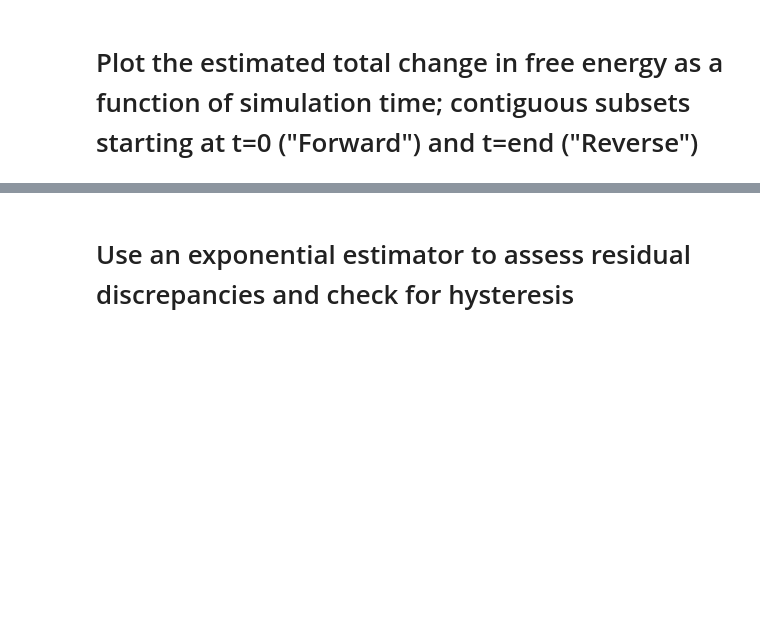
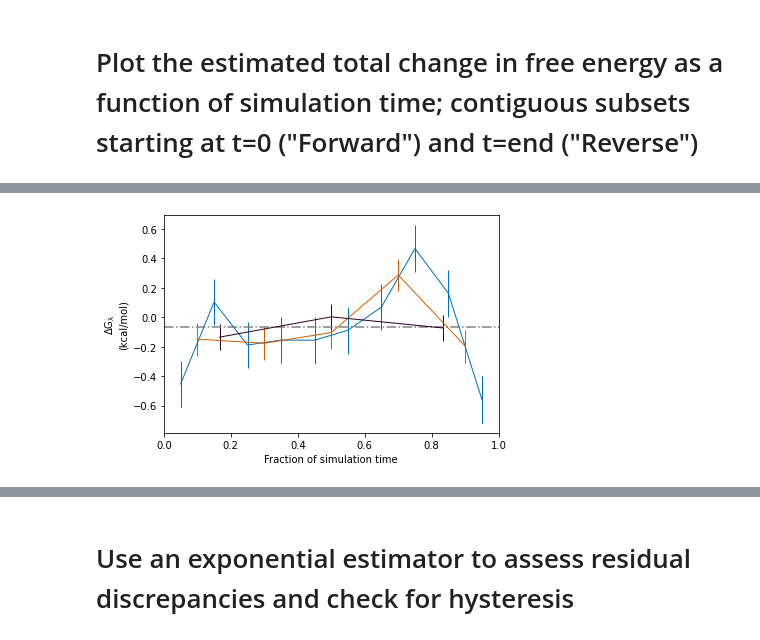
Before and after one commit to BranniganLab/safep, a Jupyter notebook: SimulatedData.ipynb, the cells around one changed output, grey strips where cells are left out. Saved outputs shown, nothing was run; the diff lists cells and outputs as text; code cells hidden in the pictures; blank space fills up the shorter version.

```diff
--- a/SimulatedData.ipynb
+++ b/SimulatedData.ipynb
@@ -229,34 +236,36 @@ print(changeAndError)
 fwdColor='#0072B2'
 bwdColor='#D55E00'
 fig, ax = plt.subplots(1,1)
 
 nbins = 10
-fs, Err = altConvergence(u_nk, nbins)
+fs, Err = altConvergence(simUNK, nbins)
 lspace = np.linspace(0,1,nbins+1)
 X = (lspace[1:]+lspace[:-1])/2
 doConvPlot(ax, X, fs*RT, Err*RT, fwdColor)
 
 nbins = 5
-fs, Err = altConvergence(u_nk, nbins)
+fs, Err = altConvergence(simUNK, nbins)
 lspace = np.linspace(0,1,nbins+1)
 X = (lspace[1:]+lspace[:-1])/2
 doConvPlot(ax, X, fs*RT, Err*RT, bwdColor)
 
 nbins=3
-fs, Err = altConvergence(u_nk, nbins)
+fs, Err = altConvergence(simUNK, nbins)
 lspace = np.linspace(0,1,nbins+1)
 X = (lspace[1:]+lspace[:-1])/2
 doConvPlot(ax, X, fs*RT, Err*RT, "#310023")
 
 ax.xaxis.set_ticks([0, 0.2, 0.4, 0.6, 0.8, 1])
 
 finalMean = f.iloc[-1]
 ax.axhline(y= finalMean*RT, linestyle='-.', color='gray')
 #ax.plot(0, finalMean, linewidth=1, color=fwdColor)
 ax.set(xlim=(0,1))
 #ax.legend()
 ax.set(ylabel=r'$\rm\Delta G_{\lambda}$'+'\n(kcal/mol)', xlabel='Fraction of simulation time')
 plt.savefig(f"{path}_multiScaleBlockAves_{affix}.pdf")
 plt.savefig(f"{path}_multiScaleBlockAves_{affix}.png", dpi=600)
 plt.show()
+# %% [output]
+[figure, added]
 # %%
```
Also changed, not shown: parts of 23 cells of this notebook, 1 other file.
